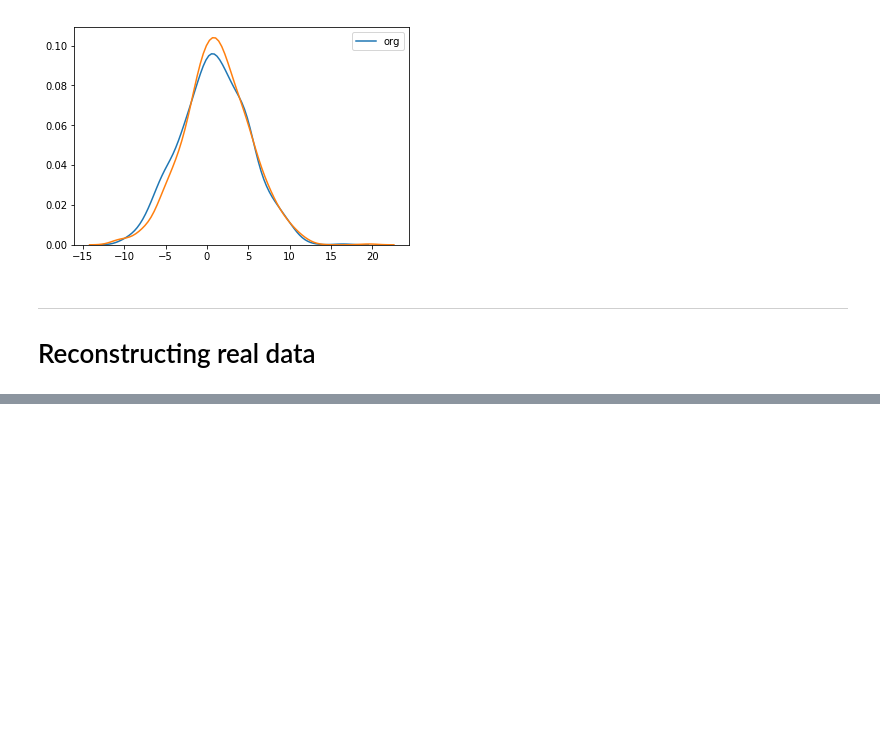
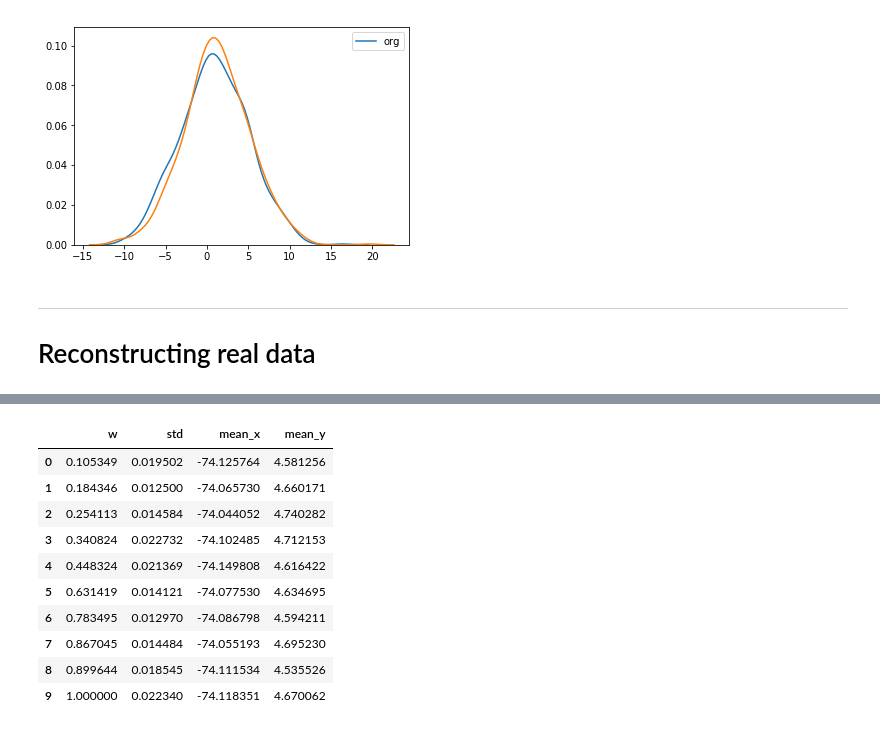
Before and after one commit to NotAnyMike/uber, a Jupyter notebook: modules/distributions/Gaussians mixture.ipynb, the cells around one changed output, grey strips where cells are left out. Drawn from its saved outputs; the diff is of its cells as text; code cells hidden in the pictures; blank space fills up the shorter version.

```diff
--- a/modules/distributions/Gaussians mixture.ipynb
+++ b/modules/distributions/Gaussians mixture.ipynb
@@ -472,3 +472,17 @@ to_csv.loc[:,'std'] = gmb.covariances_ ** 0.5
 to_csv.loc[:,['mean_x', 'mean_y']] = gmb.means_
 # %%
 to_csv.to_csv('netlogo_reader/org.csv')
+# %%
+to_csv
+# %% [output]
+|  | w | std | mean_x | mean_y |
+| 0 | 0.105349 | 0.019502 | -74.125764 | 4.581256 |
+| 1 | 0.184346 | 0.012500 | -74.065730 | 4.660171 |
+| 2 | 0.254113 | 0.014584 | -74.044052 | 4.740282 |
+| 3 | 0.340824 | 0.022732 | -74.102485 | 4.712153 |
+| 4 | 0.448324 | 0.021369 | -74.149808 | 4.616422 |
+| 5 | 0.631419 | 0.014121 | -74.077530 | 4.634695 |
+| 6 | 0.783495 | 0.012970 | -74.086798 | 4.594211 |
+| 7 | 0.867045 | 0.014484 | -74.055193 | 4.695230 |
+| 8 | 0.899644 | 0.018545 | -74.111534 | 4.535526 |
+| 9 | 1.000000 | 0.022340 | -74.118351 | 4.670062 |
```
Also changed, not shown: parts of 7 cells of this notebook, 2 other files.
